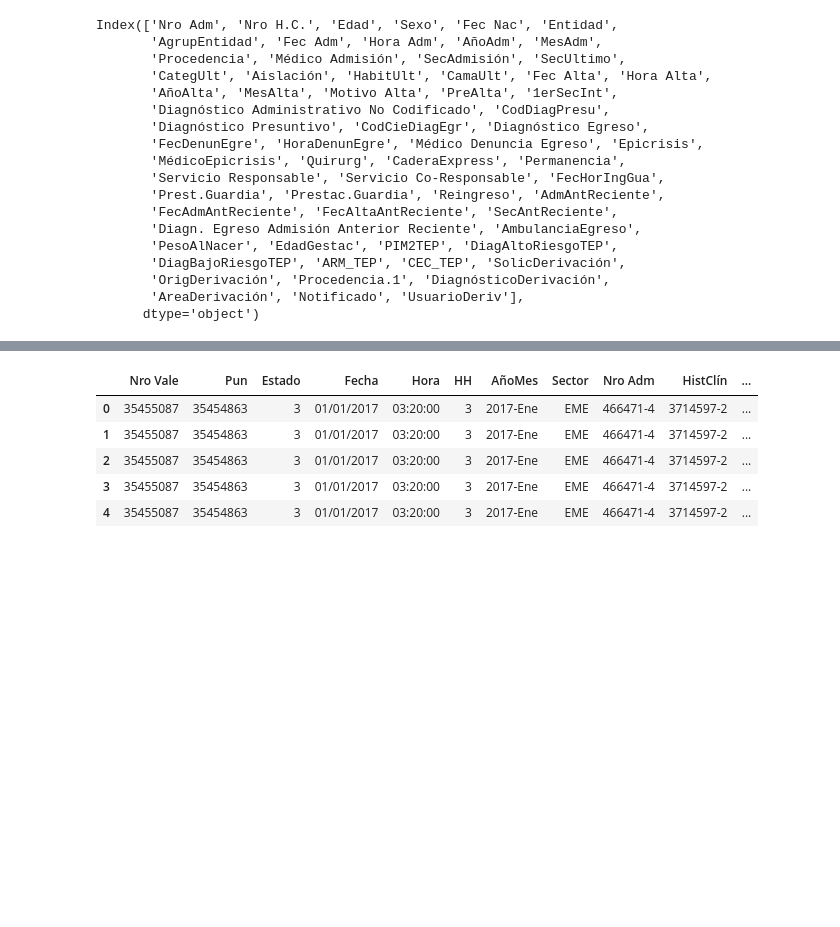
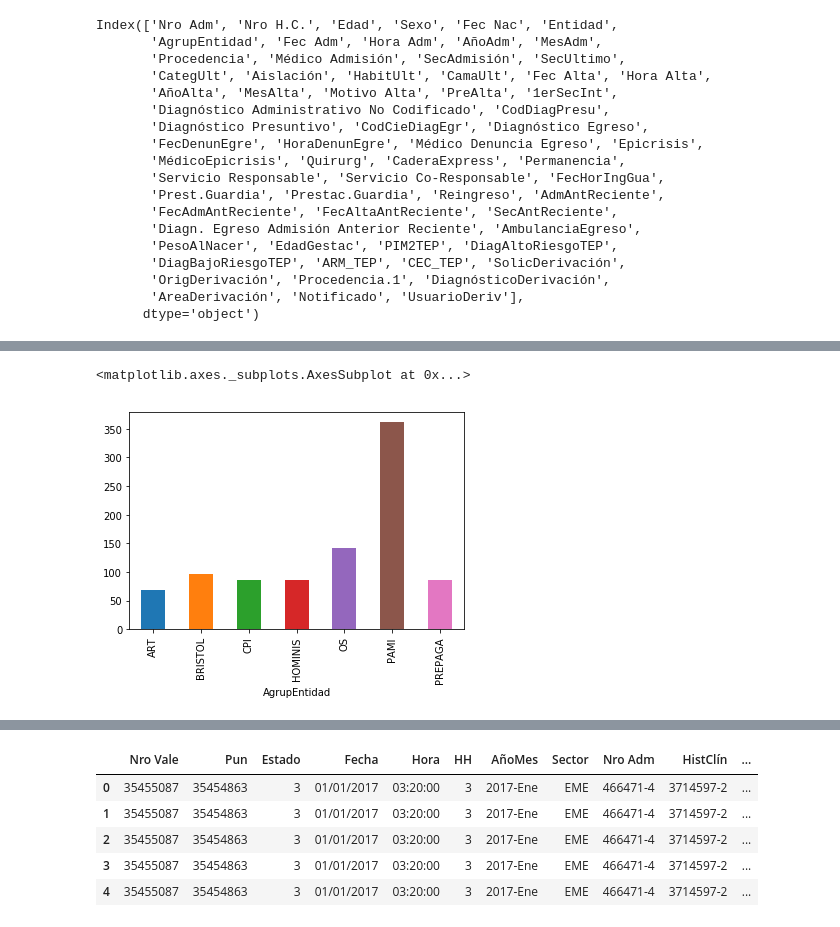
Before and after one commit to josedallavia/A-Machine-Learning-Approach-for-Optimization-of-Hospital-Bed-Utilization, a Jupyter notebook: Exploratory.ipynb, the cells around one changed output, grey strips where cells are left out. Saved outputs shown, nothing was run; the diff lists cells and outputs as text; code cells hidden in the pictures; blank space fills up the shorter version.

Commit message:
Added some visualizations

```diff
--- a/Exploratory.ipynb
+++ b/Exploratory.ipynb
@@ -3,0 +19,5 @@ sectores = pd.read_excel('SanatorioGüemes/MachLearning_Sectores_de_internacion.
+# %%
+sectores = pd.read_csv('sectores.csv')
+internaciones = pd.read_csv('internaciones.csv')
+images = pd.read_csv('images.csv')
+labos = pd.read_csv('labos.csv')
@@ -81,0 +185,9 @@ images= pd.read_excel('SanatorioGüemes/MachLearning_Estudios_Imagenes_solicitad
+# %%
+internaciones['Adm_datime'] = pd.to_datetime(internaciones['Fec Adm'].map(str) +" "+ internaciones['Hora Adm'])
+internaciones['Alta_datime'] = pd.to_datetime(internaciones['Fec Alta'].map(str) +" "+ internaciones['Hora Alta'])
+# %%
+#internaciones['Adm_timestamp'] =
+internaciones['Adm_timestamp'] = internaciones['Adm_datime'].astype('int64') // 10**9
+internaciones['Alta_timestamp'] = internaciones['Alta_datime'].astype('int64') // 10**9
+# %%
+internaciones['Length'] = (internaciones['Alta_datime']-internaciones['Adm_datime']).astype('timedelta64[h]')
@@ -81,0 +254,5 @@ images= pd.read_excel('SanatorioGüemes/MachLearning_Estudios_Imagenes_solicitad
+# %%
+internaciones.groupby(['AgrupEntidad']).mean()['Length'].plot.bar()
+# %% [output]
+<matplotlib.axes._subplots.AxesSubplot at 0x...>
+[figure, added]
```
Also changed, not shown: parts of 49 cells of this notebook.
